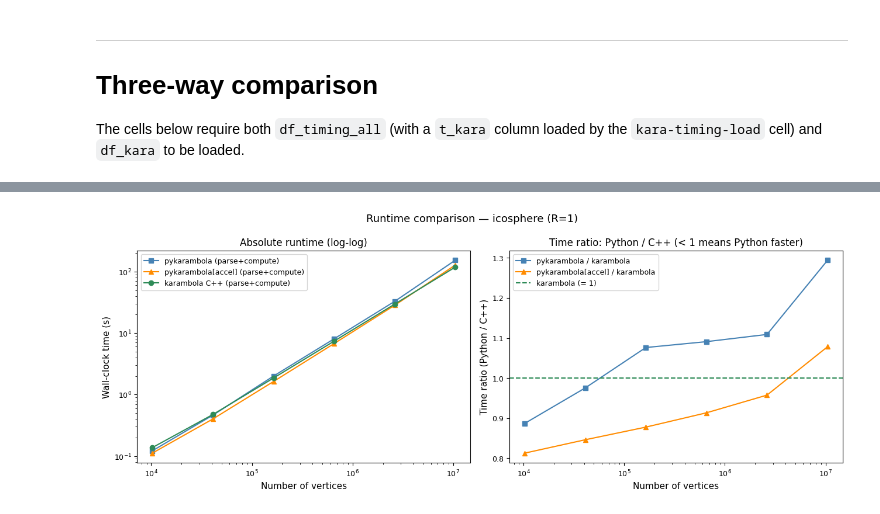
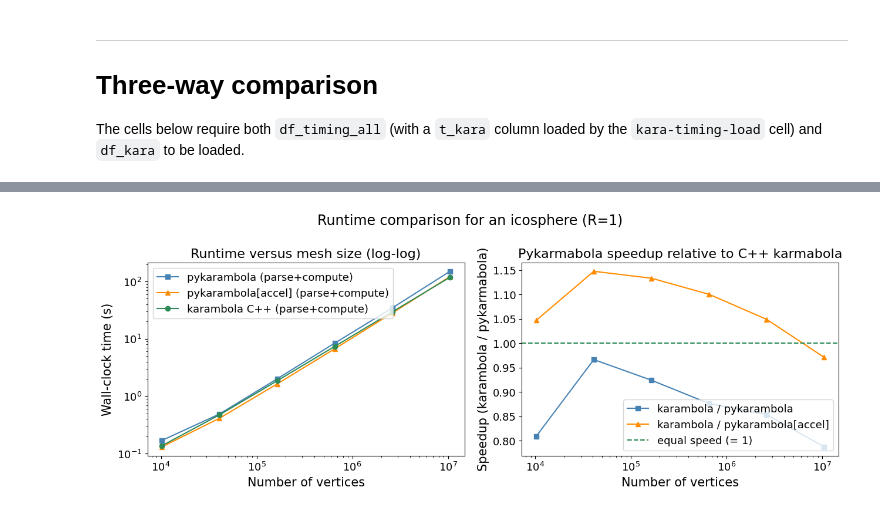
Before and after one commit to Ishihara-SynthMorph/pykarambola, a Jupyter notebook: paper/notebooks/runtime_comparison.ipynb, the cells around one changed output, grey strips where cells are left out. Saved outputs shown, nothing was run; the diff lists cells and outputs as text; code cells hidden in the pictures.

```diff
--- a/paper/notebooks/runtime_comparison.ipynb
+++ b/paper/notebooks/runtime_comparison.ipynb
@@ -536,7 +536,7 @@ plt.show()
 # ── Option A: absolute time (log-log) + speedup ratio ────────────────────────
 df = df_timing_all.sort_values('subdivision')
 
-BASE_FONT = 11
+BASE_FONT = 15
 plt.rcParams.update({
     'font.size': BASE_FONT, 'axes.titlesize': BASE_FONT + 1,
     'axes.labelsize': BASE_FONT, 'xtick.labelsize': BASE_FONT - 2,
@@ -545,44 +545,44 @@ plt.rcParams.update({
 
 fig, (ax_abs, ax_ratio) = plt.subplots(1, 2, figsize=(13, 5))
 
 # ── Left: absolute time (log-log) ────────────────────────────────────────────
 ax_abs.plot(df['n_vertices'], df['t_py_total'],    marker='s', color='steelblue',
             label='pykarambola (parse+compute)')
 if 't_accel_total' in df.columns:
     ax_abs.plot(df['n_vertices'], df['t_accel_total'], marker='^', color='darkorange',
                 label='pykarambola[accel] (parse+compute)')
 if 't_kara' in df.columns:
     ax_abs.plot(df['n_vertices'], df['t_kara'],       marker='o', color='seagreen',
                 label='karambola C++ (parse+compute)')
 ax_abs.set_xscale('log')
 ax_abs.set_yscale('log')
 ax_abs.set_xlabel('Number of vertices')
 ax_abs.set_ylabel('Wall-clock time (s)')
-ax_abs.set_title('Absolute runtime (log-log)')
+ax_abs.set_title('Runtime versus mesh size (log-log)')
 ax_abs.legend()
 
-# ── Right: speedup ratio (t_py / t_kara) ─────────────────────────────────────
+# ── Right: speedup (t_kara / t_py) ───────────────────────────────────────────
 if 't_kara' in df.columns:
-    ratio_py    = df['t_py_total']    / df['t_kara']
-    ax_ratio.plot(df['n_vertices'], ratio_py, marker='s', color='steelblue',
-                  label='pykarambola / karambola')
+    speedup_py = df['t_kara'] / df['t_py_total']
+    ax_ratio.plot(df['n_vertices'], speedup_py, marker='s', color='steelblue',
+                  label='karambola / pykarambola')
     if 't_accel_total' in df.columns:
-        ratio_accel = df['t_accel_total'] / df['t_kara']
-        ax_ratio.plot(df['n_vertices'], ratio_accel, marker='^', color='darkorange',
-                      label='pykarambola[accel] / karambola')
-    ax_ratio.axhline(1.0, color='seagreen', ls='--', lw=1.5, label='karambola (= 1)')
+        speedup_accel = df['t_kara'] / df['t_accel_total']
+        ax_ratio.plot(df['n_vertices'], speedup_accel, marker='^', color='darkorange',
+                      label='karambola / pykarambola[accel]')
+    ax_ratio.axhline(1.0, color='seagreen', ls='--', lw=1.5, label='equal speed (= 1)')
     ax_ratio.set_xscale('log')
     ax_ratio.set_xlabel('Number of vertices')
-    ax_ratio.set_ylabel('Time ratio (Python / C++)')
-    ax_ratio.set_title('Time ratio: Python / C++ (< 1 means Python faster)')
-    ax_ratio.legend()
+    ax_ratio.set_ylabel('Speedup (karambola / pykarmabola)')
+    ax_ratio.set_title('Pykarmabola speedup relative to C++ karmabola')
+    ax_ratio.legend(loc='lower right')
 else:
     ax_ratio.text(0.5, 0.5, 'karambola timing not loaded',
                   ha='center', va='center', transform=ax_ratio.transAxes)
 
-fig.suptitle('Runtime comparison — icosphere (R=1)', fontsize=BASE_FONT + 2)
+fig.suptitle('Runtime comparison for an icosphere (R=1)', fontsize=BASE_FONT + 2)
 fig.tight_layout()
 fig.savefig(os.path.join(RESULTS_DIR, 'timing_comparison_option_a.pdf'), bbox_inches='tight')
 plt.show()
 # %% [output]
-[figure, old version]
+[figure, new version]
```
Also changed, not shown: parts of 8 cells of this notebook, 6 other files.
